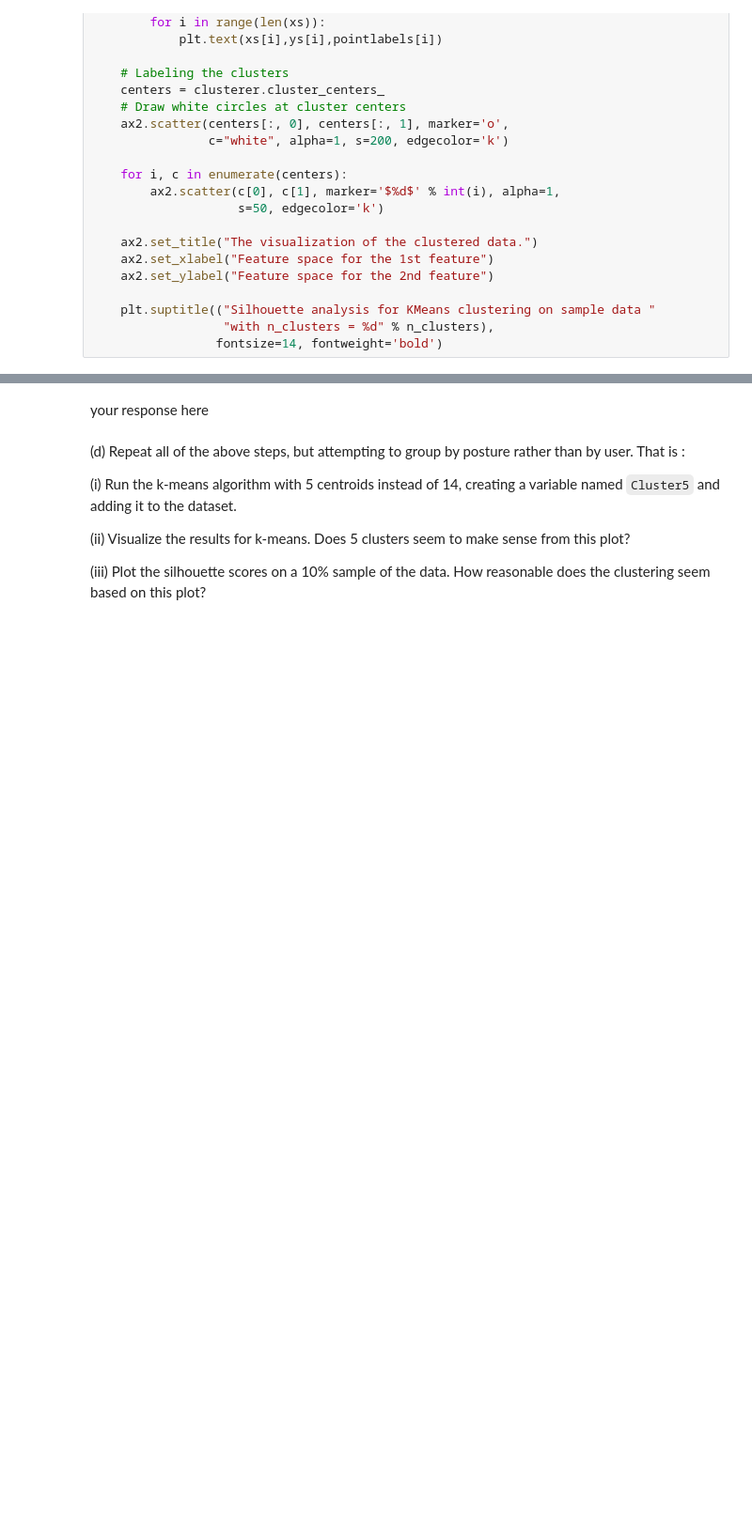
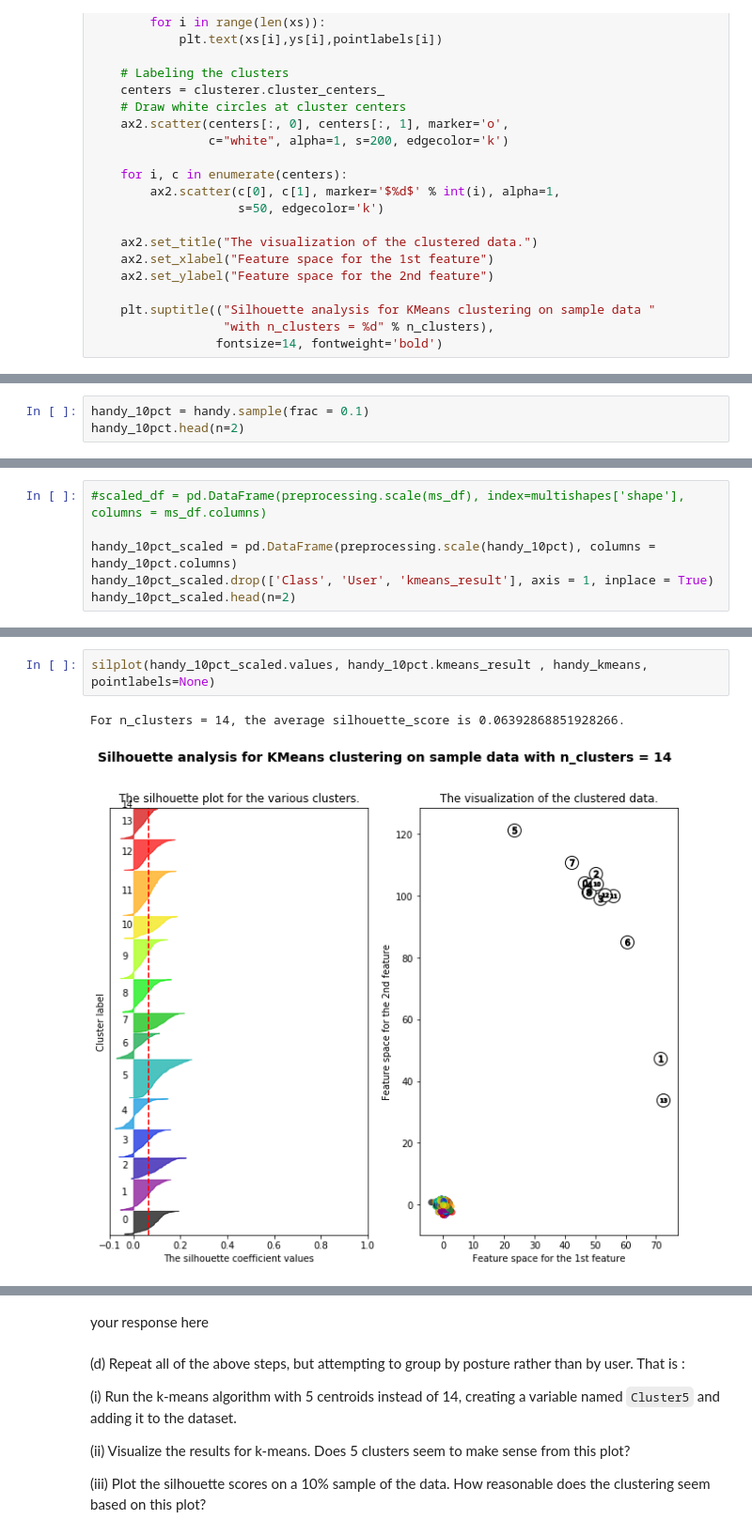
Before and after one commit to gurdeep101/2020-CS109B, a Jupyter notebook: content/homeworks/hw02/notebook/cs109b_hw2.ipynb, the cells around one changed output, grey strips where cells are left out. Shown: that part at 94% size. Drawn from its saved outputs; the diff is of its cells as text; blank space fills up the shorter version.

```diff
--- a/content/homeworks/hw02/notebook/cs109b_hw2.ipynb
+++ b/content/homeworks/hw02/notebook/cs109b_hw2.ipynb
@@ -309,0 +327,3 @@ def silplot(X, cluster_labels, clusterer, pointlabels=None):
+# %%
+handy_10pct = handy.sample(frac = 0.1)
+handy_10pct.head(n=2)
@@ -309,0 +335,6 @@ def silplot(X, cluster_labels, clusterer, pointlabels=None):
+# %%
+#scaled_df = pd.DataFrame(preprocessing.scale(ms_df), index=multishapes['shape'], columns = ms_df.columns)
+
+handy_10pct_scaled = pd.DataFrame(preprocessing.scale(handy_10pct), columns = handy_10pct.columns)
+handy_10pct_scaled.drop(['Class', 'User', 'kmeans_result'], axis = 1, inplace = True)
+handy_10pct_scaled.head(n=2)
@@ -309,0 +346,5 @@ def silplot(X, cluster_labels, clusterer, pointlabels=None):
+# %%
+silplot(handy_10pct_scaled.values, handy_10pct.kmeans_result , handy_kmeans, pointlabels=None)
+# %% [output]
+For n_clusters = 14, the average silhouette_score is 0.06392868851928266.
+[figure, added]
```
Also changed, not shown: parts of 14 cells of this notebook.
